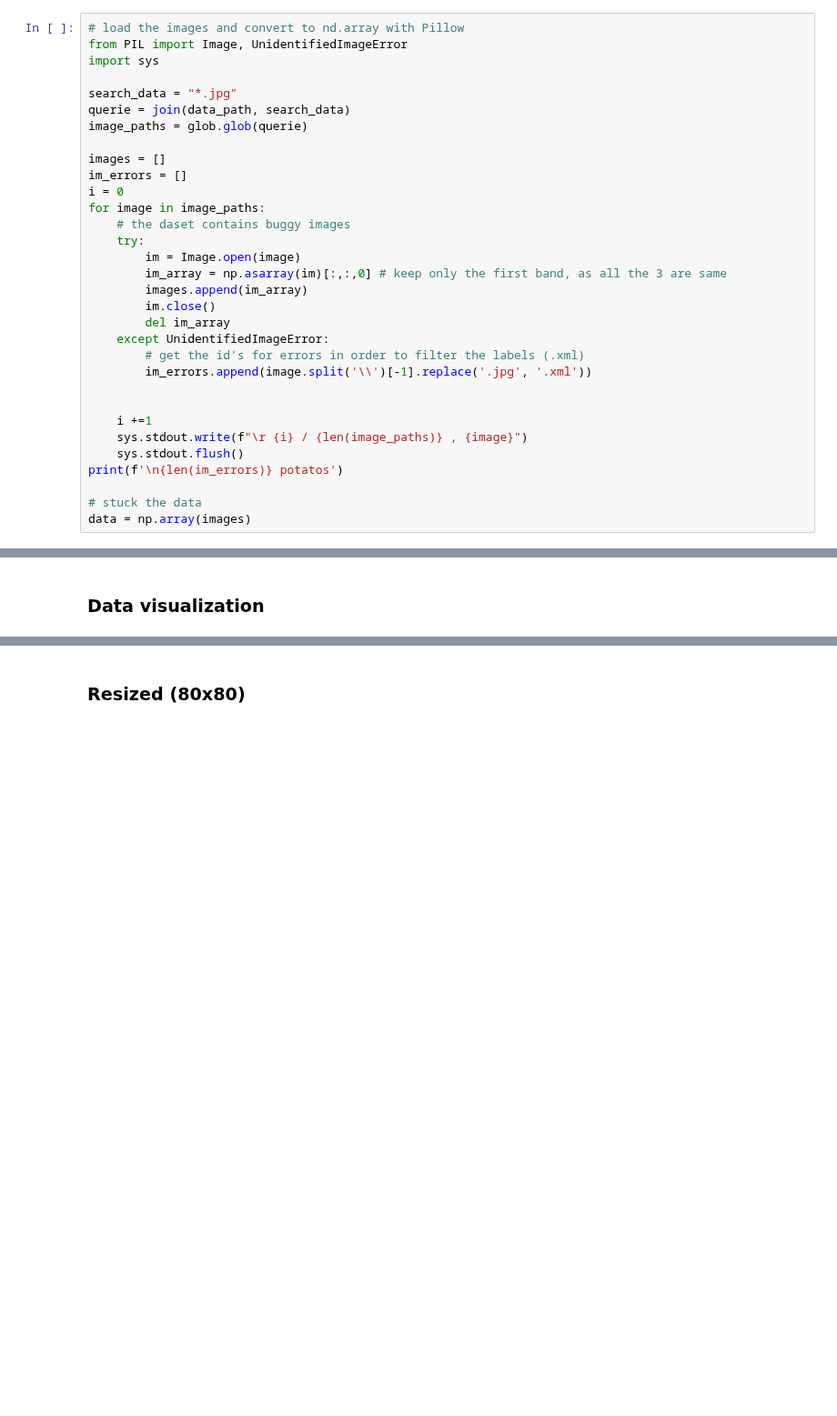
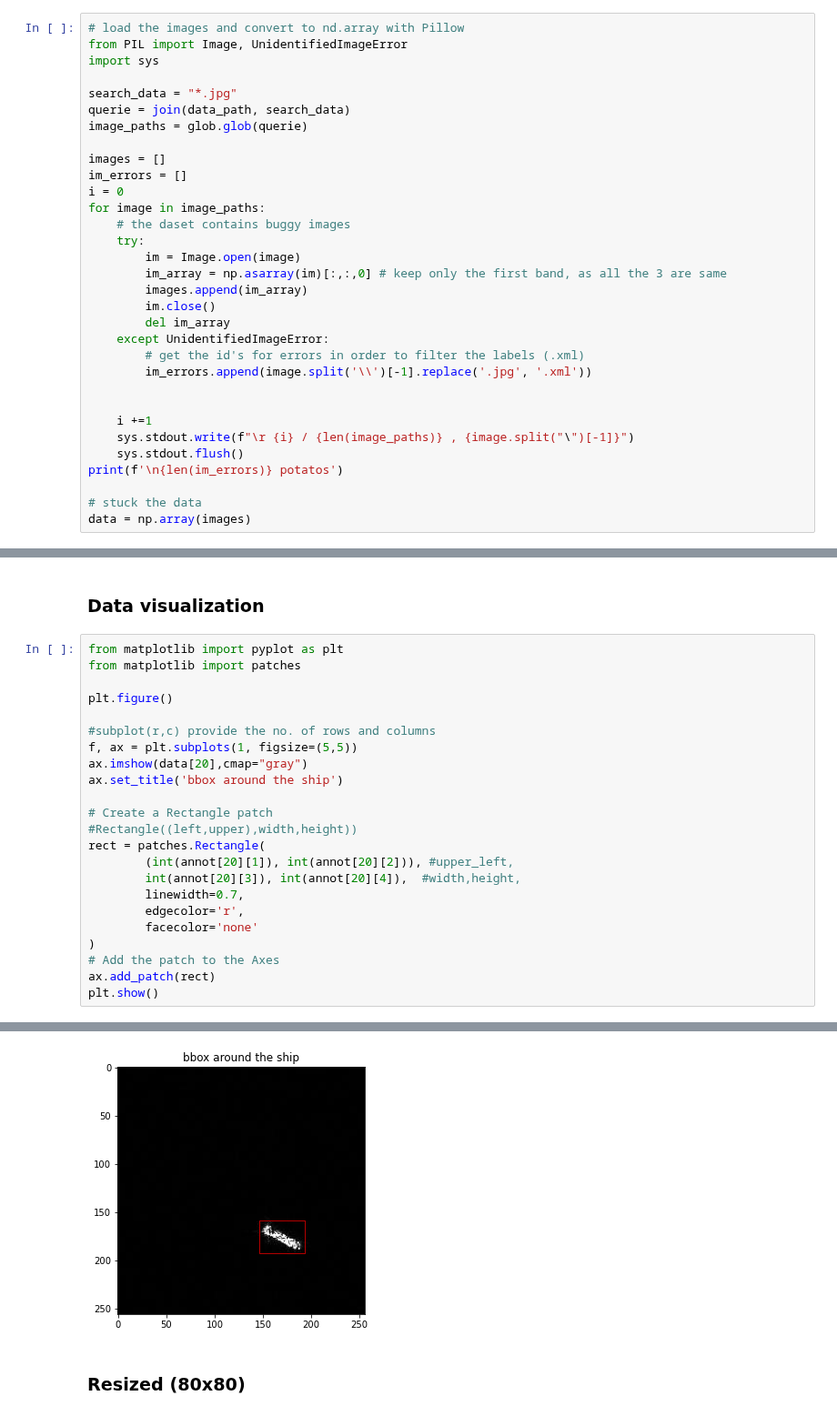
Before and after one commit to armkhudinyan/sar-ship-detect, a Jupyter notebook: scripts/under_development_SAR_Ship_under_complex_backgrounds_datasets_Part1.ipynb, the cells around one changed output, grey strips where cells are left out. Shown at 91% size. Saved outputs shown, nothing was run; the diff lists cells and outputs as text; blank space fills up the shorter version.

Commit message:
data preparation for SAR ship data in complex background dataset

```diff
--- a/scripts/under_development_SAR_Ship_under_complex_backgrounds_datasets_Part1.ipynb
+++ b/scripts/under_development_SAR_Ship_under_complex_backgrounds_datasets_Part1.ipynb
@@ -56,7 +56,7 @@ for image in image_paths:
 
 
     i +=1
-    sys.stdout.write(f"\r {i} / {len(image_paths)} , {image}")
+    sys.stdout.write(f"\r {i} / {len(image_paths)} , {image.split("\")[-1]}")
     sys.stdout.flush()
 print(f'\n{len(im_errors)} potatos')
 
@@ -180,2 +175,26 @@ Define functions to extract the neccessary data from the datasets and Resize the
 # %% [markdown]
 ### Data visualization
+# %%
+from matplotlib import pyplot as plt
+from matplotlib import patches
+
+plt.figure()
+
+#subplot(r,c) provide the no. of rows and columns
+f, ax = plt.subplots(1, figsize=(5,5))
+ax.imshow(data[20],cmap="gray")
+ax.set_title('bbox around the ship')
+
+# Create a Rectangle patch
+#Rectangle((left,upper),width,height))
+rect = patches.Rectangle(
+        (int(annot[20][1]), int(annot[20][2])), #upper_left,
+        int(annot[20][3]), int(annot[20][4]),  #width,height,
+        linewidth=0.7,
+        edgecolor='r',
+        facecolor='none'
+)
+# Add the patch to the Axes
+ax.add_patch(rect)
+plt.show()
+# %% [output]
@@ -182,3 +202,4 @@ Define functions to extract the neccessary data from the datasets and Resize the
+[figure, added]
 # %% [markdown]
 ### Resized (80x80)
 # %% [markdown]
```
Also changed, not shown: parts of 4 cells of this notebook.
